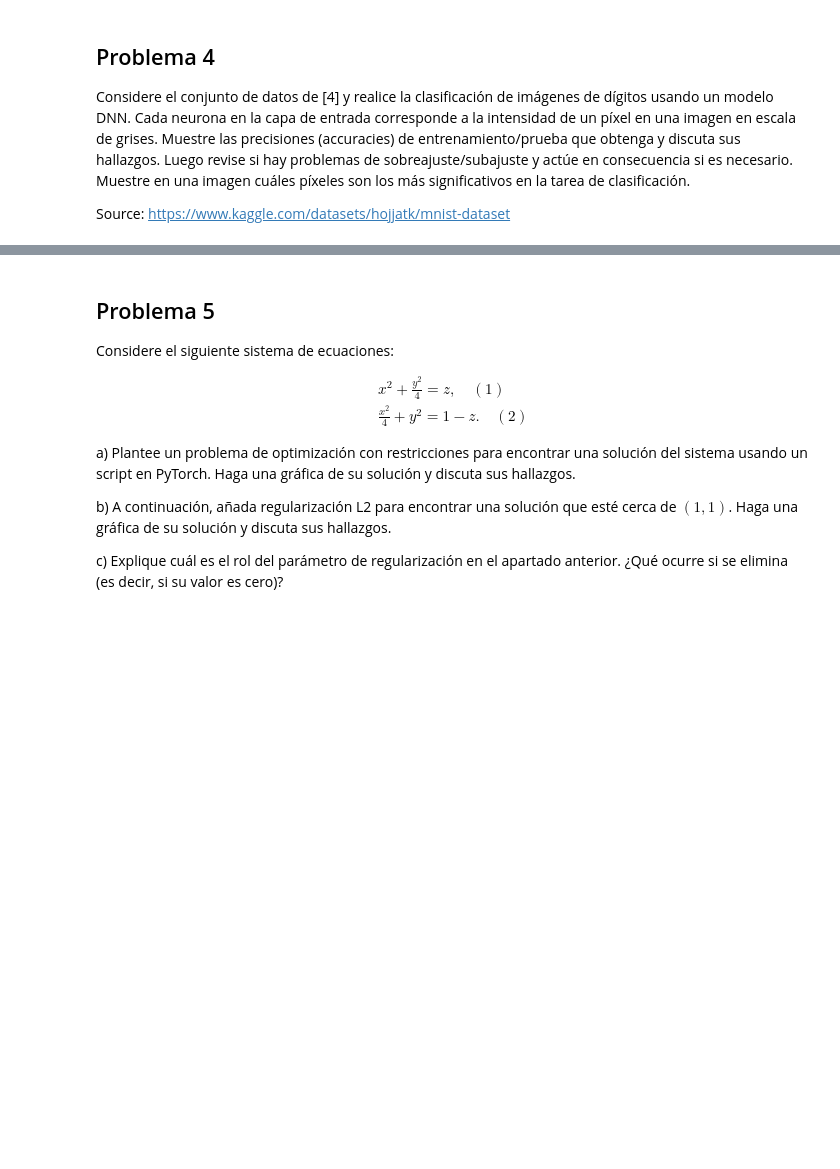
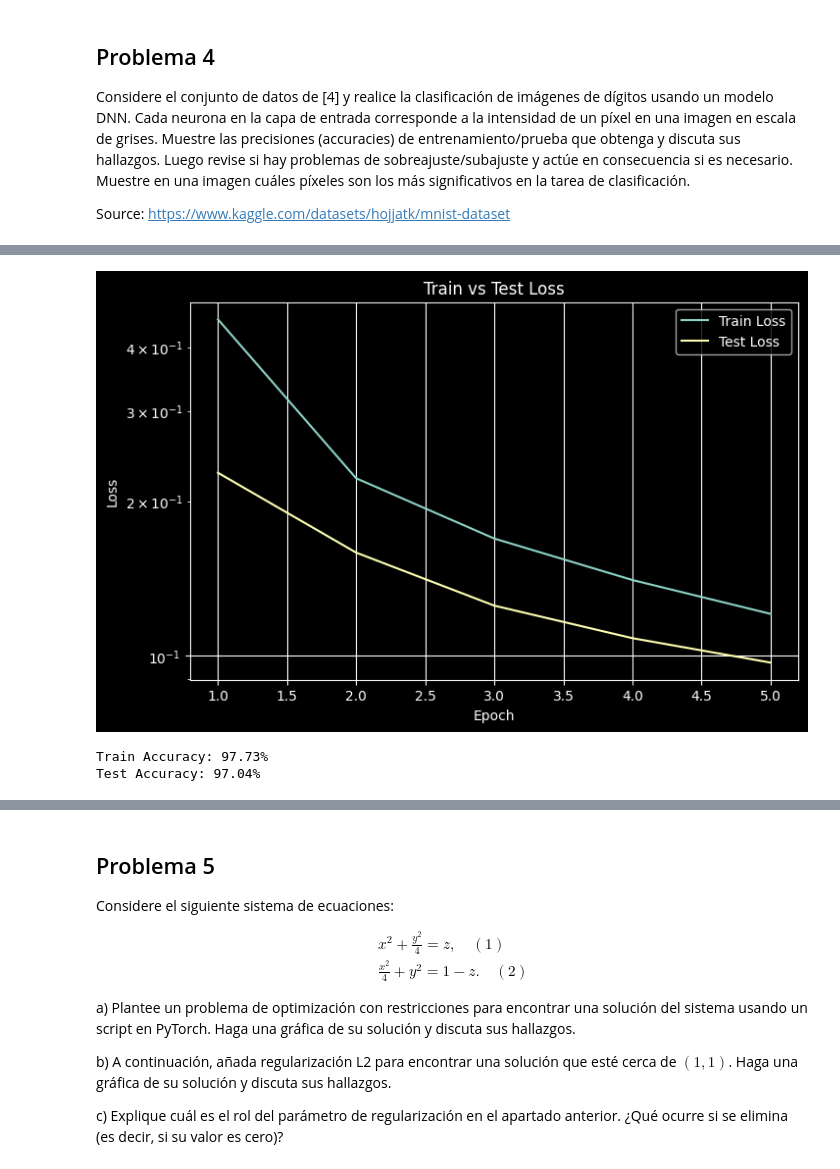
Before and after one commit to Sechi42/DNN, a Jupyter notebook: DNN_WEEK_4/Tarea4.ipynb, the cells around one changed output, grey strips where cells are left out. Saved outputs shown, nothing was run; the diff lists cells and outputs as text; code cells hidden in the pictures; blank space fills up the shorter version.

```diff
--- a/DNN_WEEK_4/Tarea4.ipynb
+++ b/DNN_WEEK_4/Tarea4.ipynb
@@ -891,0 +952,8 @@ Source: https://www.kaggle.com/datasets/hojjatk/mnist-dataset
+# %%
+# MNIST dataset
+train_dataset = torchvision.datasets.MNIST(root='./data', train=True, transform=transforms.ToTensor(), download=True)
+test_dataset = torchvision.datasets.MNIST(root='./data', train=False, transform=transforms.ToTensor())
+# %%
+# Data loaders
+train_loader = torch.utils.data.DataLoader(dataset=train_dataset, batch_size=bs, shuffle=True)
+test_loader = torch.utils.data.DataLoader(dataset=test_dataset, batch_size=bs, shuffle=False)
@@ -891,0 +989,61 @@ Source: https://www.kaggle.com/datasets/hojjatk/mnist-dataset
+# %%
+# Creatiing NN model
+input_size = 28*28
+output_size = 10
+
+model = DNN(n = [input_size, 100, output_size], dropout_p=0.2).to(dev)
+# %%
+# loss and optimizer
+criterion = nn.CrossEntropyLoss()
+optimizer = torch.optim.Adam(model.parameters(), lr=lr)
+# %%
+# Training Loop with loss tracking
+train_losses = []
+test_losses = []
+nb = len(train_loader)
+
+for epoch in range(ne):
+    running_loss = 0.0
+    for batch, (images, labels) in enumerate(train_loader):
+        images = images.reshape(-1, input_size).to(dev)
+        labels = labels.to(dev)
+
+        outputs = model(images)
+        loss = criterion(outputs, labels)
+
+        optimizer.zero_grad()
+        loss.backward()
+        optimizer.step()
+
+        running_loss += loss.item()
+        if (batch+1) % 100 == 0:
+            print(f'Epoch [{epoch+1}/{ne}], Step [{batch+1}/{nb}], Loss: {loss.item():.4f}')
+
+    # Promedio de loss de entrenamiento por época
+    train_losses.append(running_loss / nb)
+
+
+    model.eval()
+    test_loss = 0.0
+    with torch.no_grad():
+        for images, labels in test_loader:
+            images = images.reshape(-1, input_size).to(dev)
+            labels = labels.to(dev)
+            outputs = model(images)
+            loss = criterion(outputs, labels)
+            test_loss += loss.item()
+    test_losses.append(test_loss / len(test_loader))
+    model.train()
+import matplotlib.pyplot as plt
+
+plt.figure(figsize=(8,5))
+plt.plot(range(1, len(train_losses)+1), train_losses, label='Train Loss')
+plt.plot(range(1, len(test_losses)+1), test_losses, label='Test Loss')
+plt.xlabel('Epoch')
+plt.ylabel('Loss')
+plt.yscale('log')
+plt.title('Train vs Test Loss')
+plt.legend()
+plt.grid(True)
+plt.show()
+# %% [output]
@@ -891,0 +1067 @@ Source: https://www.kaggle.com/datasets/hojjatk/mnist-dataset
+[figure, added]
@@ -891,0 +1084,9 @@ Source: https://www.kaggle.com/datasets/hojjatk/mnist-dataset
+# %%
+# Evaluate the model
+train_accuracy = my_eval(model, train_loader)
+test_accuracy = my_eval(model, test_loader)
+print(f'Train Accuracy: {train_accuracy:.2f}%')
+print(f'Test Accuracy: {test_accuracy:.2f}%')
+# %% [output]
+Train Accuracy: 97.73%
+Test Accuracy: 97.04%
```
Also changed, not shown: parts of 26 cells of this notebook, 4 other files.
